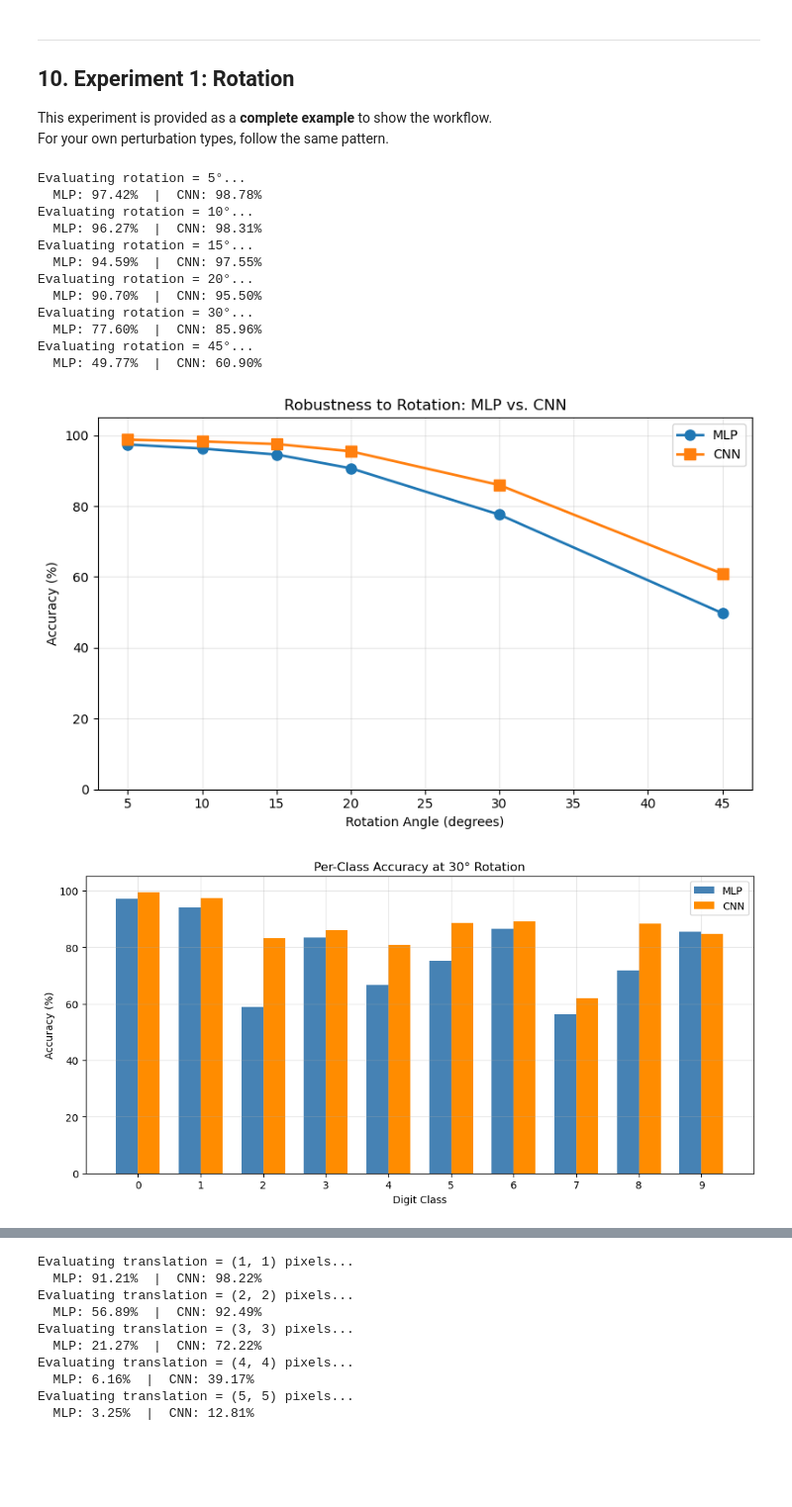
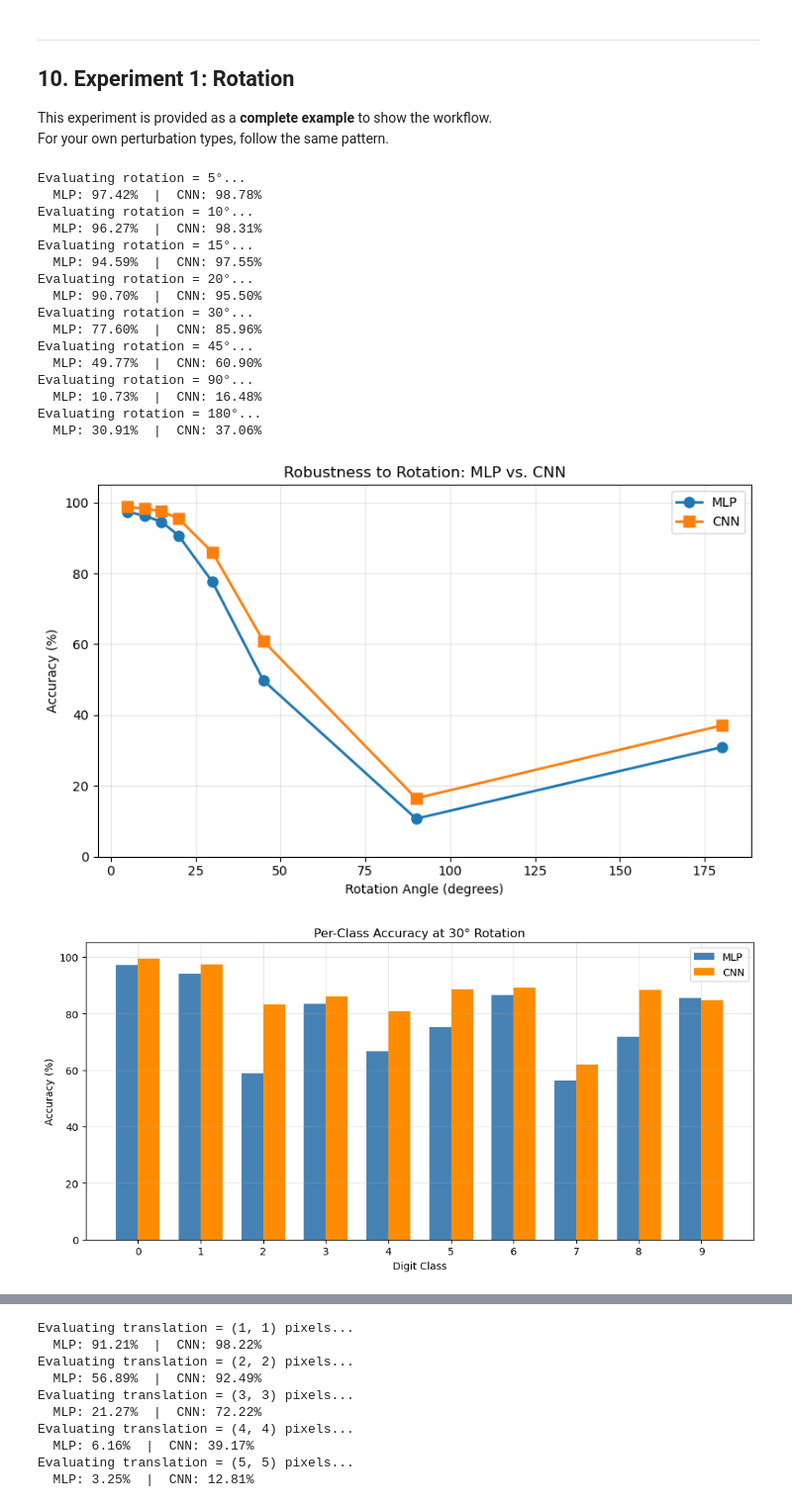
Before and after one commit to Nils-Wagnr/DeepLearning, a Jupyter notebook: RQ2 (Woche4)/RQ2_Template.ipynb, the cells around one changed output, grey strips where cells are left out. Shown at 99% size. Saved outputs shown, nothing was run; the diff lists cells and outputs as text; code cells hidden in the pictures; blank space fills up the shorter version.

```diff
--- a/RQ2 (Woche4)/RQ2_Template.ipynb
+++ b/RQ2 (Woche4)/RQ2_Template.ipynb
@@ -556,7 +688,7 @@ This experiment is provided as a **complete example** to show the workflow.
 For your own perturbation types, follow the same pattern.
 # %%
 # Example experiment: Rotation at multiple angles
-rotation_angles = [5, 10, 15, 20, 30, 45]
+rotation_angles = [5, 10, 15, 20, 30, 45, 90, 180]
 mlp_rot_accs, cnn_rot_accs = [], []
 
 for angle in rotation_angles:
@@ -574,34 +706,38 @@ for angle in rotation_angles:
 
 # Plot degradation curve
 plot_degradation_curve(rotation_angles, mlp_rot_accs, cnn_rot_accs,
                        xlabel='Rotation Angle (degrees)',
                        title='Robustness to Rotation: MLP vs. CNN')
 
 # Show per-class accuracy at 30° rotation
 perturbed_30 = perturb_rotation(test_images, 30)
 _, mlp_pc_30, mlp_pr_30, mlp_tr_30 = evaluate_on_perturbed(mlp_model, perturbed_30, test_labels)
 _, cnn_pc_30, cnn_pr_30, cnn_tr_30 = evaluate_on_perturbed(cnn_model, perturbed_30, test_labels)
 plot_per_class_comparison(mlp_pc_30, cnn_pc_30, title='Per-Class Accuracy at 30° Rotation')
 
 # Show some failure examples
 show_failure_examples(perturbed_30.numpy(), mlp_tr_30, mlp_pr_30, 'MLP',
                       title='MLP Failures at 30° Rotation')
 show_failure_examples(perturbed_30.numpy(), cnn_tr_30, cnn_pr_30, 'CNN',
                       title='CNN Failures at 30° Rotation')
 # %% [output]
 Evaluating rotation = 5°...
   MLP: 97.42%  |  CNN: 98.78%
 Evaluating rotation = 10°...
   MLP: 96.27%  |  CNN: 98.31%
 Evaluating rotation = 15°...
   MLP: 94.59%  |  CNN: 97.55%
 Evaluating rotation = 20°...
   MLP: 90.70%  |  CNN: 95.50%
 Evaluating rotation = 30°...
   MLP: 77.60%  |  CNN: 85.96%
 Evaluating rotation = 45°...
   MLP: 49.77%  |  CNN: 60.90%
+Evaluating rotation = 90°...
+  MLP: 10.73%  |  CNN: 16.48%
+Evaluating rotation = 180°...
+  MLP: 30.91%  |  CNN: 37.06%
-[figure, old version]
+[figure, new version]
 [figure]
 [figure]
 [figure]
```
Also changed, not shown: parts of 20 cells of this notebook, 3 other files.
